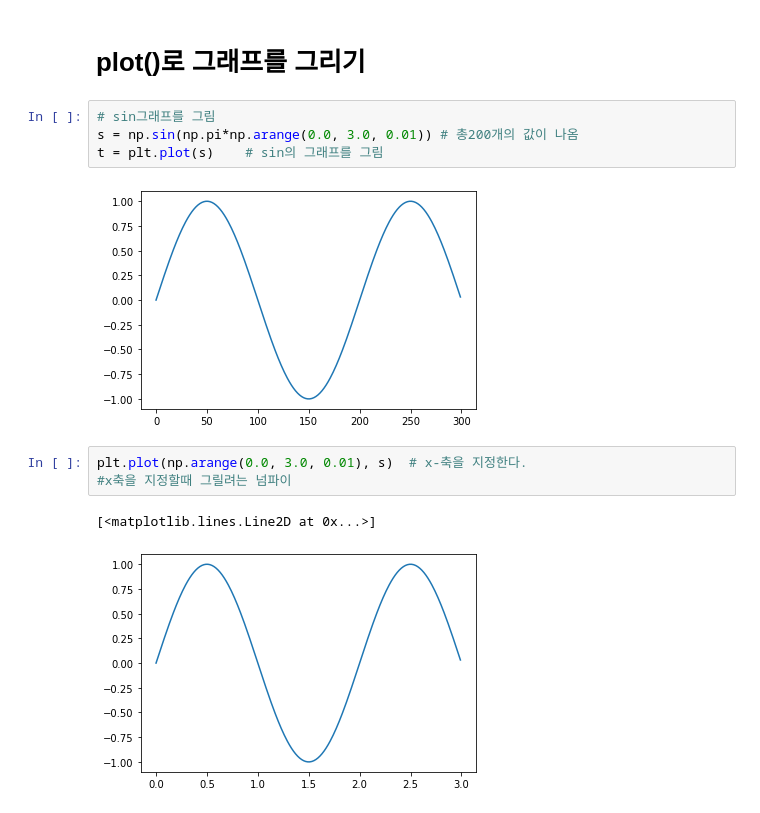
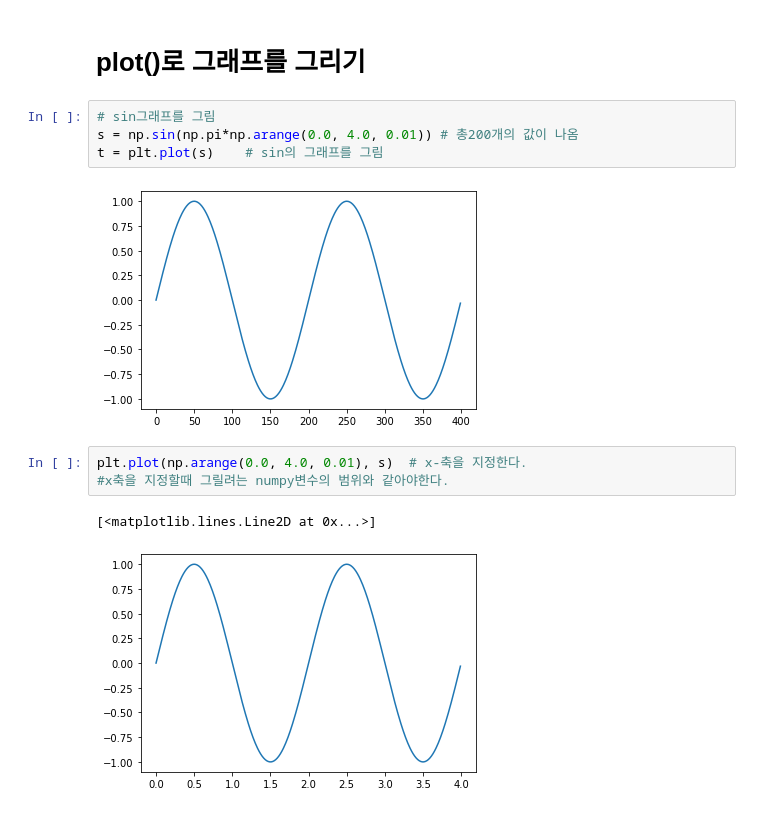
Before and after one commit to rlfwo93/machine-learning, a Jupyter notebook: matplotilb.ipynb, the cells around one changed output. Saved outputs shown, nothing was run; the diff lists cells and outputs as text.

```diff
--- a/matplotilb.ipynb
+++ b/matplotilb.ipynb
@@ -37,13 +37,13 @@ b= <class 'numpy.ndarray'>
 # **plot()로 그래프를 그리기**
 # %%
 # sin그래프를 그림
-s = np.sin(np.pi*np.arange(0.0, 3.0, 0.01)) # 총200개의 값이 나옴
+s = np.sin(np.pi*np.arange(0.0, 4.0, 0.01)) # 총200개의 값이 나옴
 t = plt.plot(s)    # sin의 그래프를 그림
 # %% [output]
-[figure, old version]
+[figure, new version]
 # %%
-plt.plot(np.arange(0.0, 3.0, 0.01), s)  # x-축을 지정한다.
-#x축을 지정할때 그릴려는 넘파이
+plt.plot(np.arange(0.0, 4.0, 0.01), s)  # x-축을 지정한다.
+#x축을 지정할때 그릴려는 numpy변수의 범위와 같아야한다.
 # %% [output]
 [<matplotlib.lines.Line2D at 0x...>]
-[figure, old version]
+[figure, new version]
```
Also changed, not shown: parts of 7 cells of this notebook.
